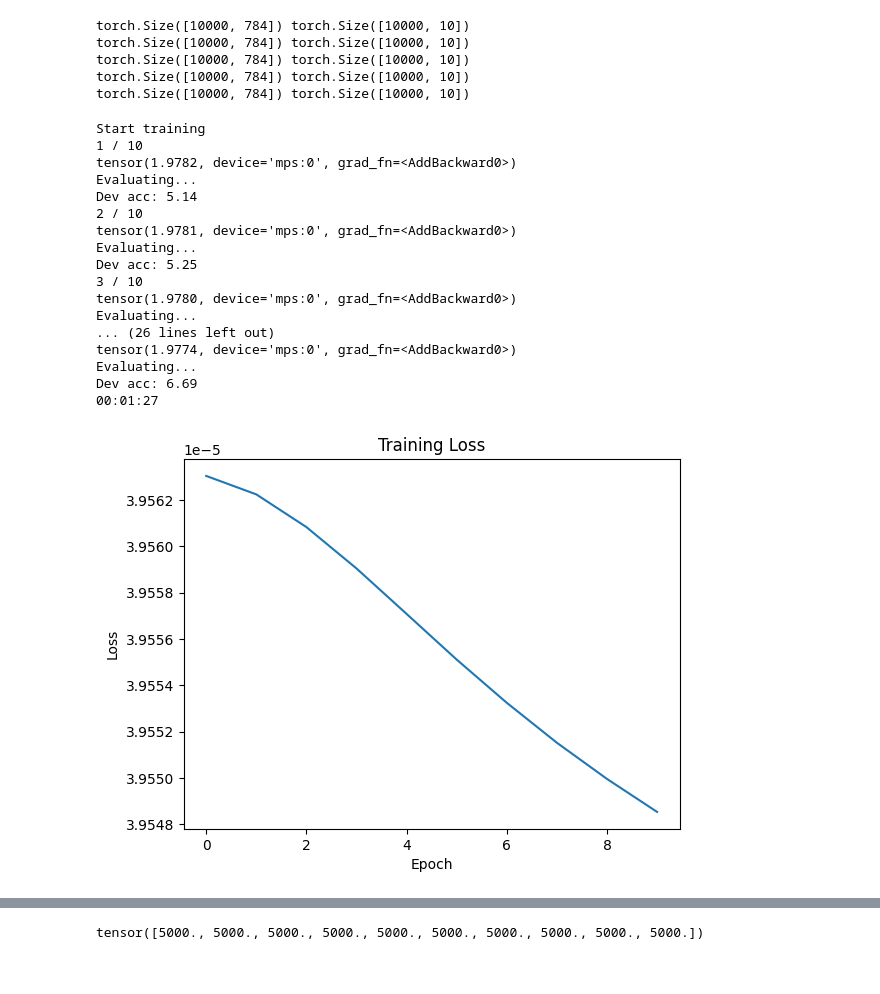
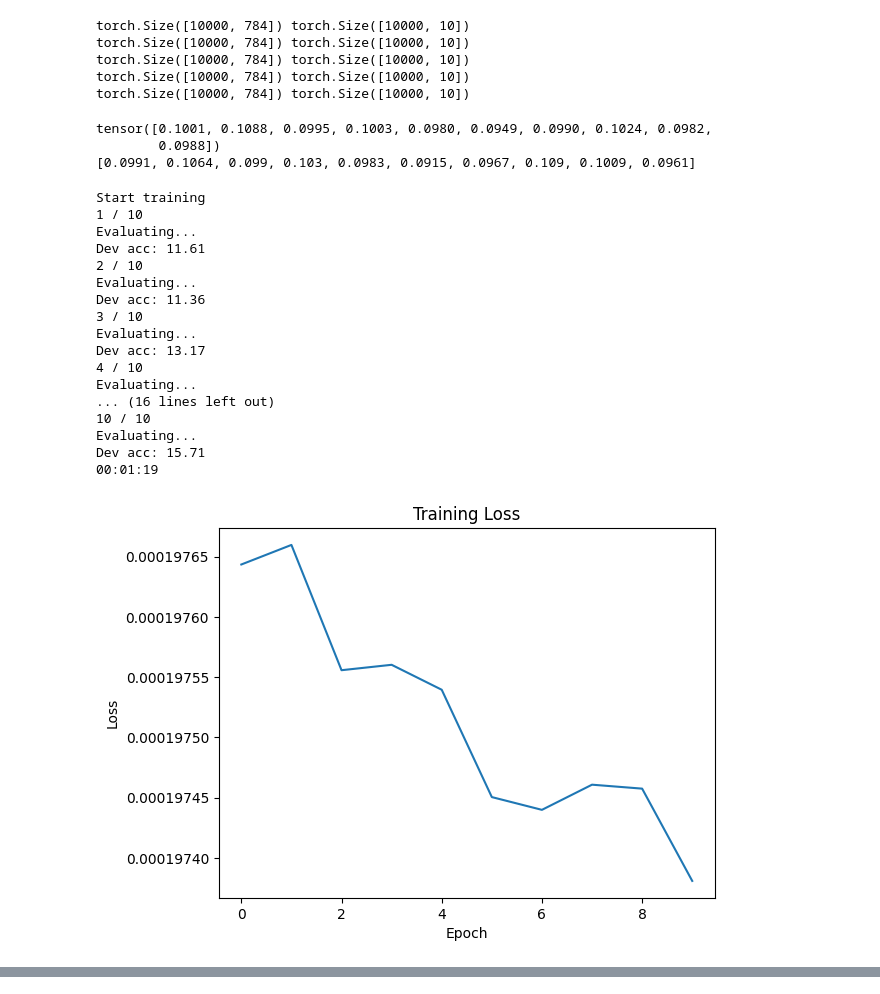
Before and after one commit to buthaya/ner-expected-entity-ratio, a Jupyter notebook: notebooks/mnist_partial_labeling.ipynb, the cells around one changed output, grey strips where cells are left out. Cells and saved outputs as stored; diff of their text form; code cells hidden in the pictures.

Commit message:
Add partial labeling with EER conditions in notebook

```diff
--- a/notebooks/mnist_partial_labeling.ipynb
+++ b/notebooks/mnist_partial_labeling.ipynb
@@ -488,5 +394,4 @@ tensor([[0, 0, 0, 0, 0, 0, 0, 0, 1, 0],
 # %%
-b=torch.tensor([0.1 for i in range(10)])
 def solve_via_bregman(W, mask, ratio, max_iter=10, eps=1):
     """
     1. Select elements of matrix to modify
@@ -507,9 +412,3 @@ def solve_via_bregman(W, mask, ratio, max_iter=10, eps=1):
         # Project on second constraint set (sum of lines = b on constrained elements)
         W = torch.log_softmax(W, dim=0) + torch.log(ratio)
     return W.exp()
-
-log_sum_exp_Z = solve_via_bregman(preds, tensor_labels, b*len(train_data))
-
-print((log_sum_exp_Z))
-print("Sum on col for constrained classes (log_sum_exp_Z.sum(dim=1)) :\n", log_sum_exp_Z.sum(dim=1))
-print("Sum on rows (log_sum_exp_Z.sum(dim=0)) :\n", log_sum_exp_Z.sum(dim=0))
@@ -773,18 +668,38 @@ torch.Size([10000, 784]) torch.Size([10000, 10])
 torch.Size([10000, 784]) torch.Size([10000, 10])
 torch.Size([10000, 784]) torch.Size([10000, 10])
 torch.Size([10000, 784]) torch.Size([10000, 10])
+# %%
+# Check ratio of labels
+def check_ratio(data):
+    labels = [data['output_value'] for data in data]
+    labels = [l if isinstance(l, list) else [l] for l in labels]
+    labels = [item for sublist in labels for item in sublist]
+    label_list = np.unique(labels)
+    ratio = [labels.count(label) for label in label_list]
+    ratio = [r/len(labels) for r in ratio]
+    return ratio
+
+print(torch.tensor(check_ratio(train_data)))
+print(check_ratio(dev_data))
+# %% [output]
+tensor([0.1001, 0.1088, 0.0995, 0.1003, 0.0980, 0.0949, 0.0990, 0.1024, 0.0982,
+        0.0988])
+[0.0991, 0.1064, 0.099, 0.103, 0.0983, 0.0915, 0.0967, 0.109, 0.1009, 0.0961]
 # %%
 # hyper-parameters
-batch_size = 50000
+train_batch_size = 10000
+dev_batch_size = 10000
 n_epochs = 10
-ratio = torch.tensor([0.1 for _ in range(10)])  # Replace with your actual ratio
+ratio_train = torch.tensor(check_ratio(train_data))
+ratio_dev = torch.tensor(check_ratio(dev_data))
 
 # DataLoader & Sampler
-train_sampler = CustomSampler(Y_train.copy(), ratio, batch_size)
-dev_sampler = CustomSampler(Y_dev.copy(), ratio, batch_size)
+train_sampler = CustomSampler(Y_train.copy(), ratio_train, batch_size)
+dev_sampler = CustomSampler(Y_dev.copy(), ratio_dev, dev_batch_size)
 
-train_dataloader = DataLoader(MNISTDataset([data['input_tensor'] for data in train_data], Y_train), batch_size=batch_size, sampler=train_sampler, collate_fn=collate_fn)
-dev_dataloader = DataLoader(MNISTDataset([data['input_tensor'] for data in dev_data], Y_dev), batch_size=10000, sampler=dev_sampler,  collate_fn=collate_fn)
+train_dataloader = DataLoader(MNISTDataset([data['input_tensor'] for data in train_data], Y_train), batch_size=train_batch_size, sampler=train_sampler, collate_fn=collate_fn)
+dev_dataloader = DataLoader(MNISTDataset([data['input_tensor'] for data in dev_data], Y_dev), batch_size=dev_batch_size, sampler=dev_sampler,  collate_fn=collate_fn)
+
 # Build the network
 network = MLPClassifier(784, 200, 10)
 network.to(device)
@@ -798,10 +713,6 @@ start = time.time()
 
 print('Start training')
 for epoch in range(n_epochs):
-    train_sampler = CustomSampler(Y_train.copy(), ratio, batch_size)
-    dev_sampler = CustomSampler(Y_dev.copy(), ratio, 10000)
-    train_dataloader = DataLoader(MNISTDataset([data['input_tensor'] for data in train_data], Y_train), batch_size=batch_size, sampler=train_sampler, collate_fn=collate_fn)
-    dev_dataloader = DataLoader(MNISTDataset([data['input_tensor'] for data in dev_data], Y_dev), batch_size=10000, sampler=dev_sampler,  collate_fn=collate_fn)
     print("%i / %i" % (epoch+1, n_epochs))
 
     network.train()
@@ -816,7 +727,6 @@ for epoch in range(n_epochs):
 
         # Modified loss to take into account partial labeling
         loss = nll_loss_eer(F.softmax(logits, dim=1), labels, ratio)
-        print(loss)
 
         loss.backward()
 
@@ -840,40 +750,40 @@ for epoch in range(n_epochs):
 
             n_correct += count_correct_preds(F.one_hot(prediction, num_classes=10), labels)
 
     dev_acc = 100 * n_correct / len(dev_data)
     dev_accs.append(dev_acc)
     print("Dev acc: %.2f" % dev_acc)
 
 print(time.strftime("%H:%M:%S", time.gmtime(time.time()-start)))
 
 # Plot the training loss and dev accuracy
 plt.plot(train_losses)
 plt.title('Training Loss')
 plt.xlabel('Epoch')
 plt.ylabel('Loss')
 plt.show()
 
 plt.plot(dev_accs)
 plt.title('Dev Accuracy')
 plt.xlabel('Epoch')
 plt.ylabel('Accuracy')
 plt.show()
 # %% [output]
 Start training
 1 / 10
-tensor(1.9782, device='mps:0', grad_fn=<AddBackward0>)
 Evaluating...
-Dev acc: 5.14
+Dev acc: 11.61
 2 / 10
-tensor(1.9781, device='mps:0', grad_fn=<AddBackward0>)
 Evaluating...
-Dev acc: 5.25
+Dev acc: 11.36
 3 / 10
-tensor(1.9780, device='mps:0', grad_fn=<AddBackward0>)
 Evaluating...
-... (26 lines left out)
-tensor(1.9774, device='mps:0', grad_fn=<AddBackward0>)
+Dev acc: 13.17
+4 / 10
 Evaluating...
-Dev acc: 6.69
-00:01:27
+... (16 lines left out)
+10 / 10
+Evaluating...
+Dev acc: 15.71
+00:01:19
-[figure, old version]
+[figure, new version]
@@ -881,4 +790,0 @@ Dev acc: 6.69
-# %%
-ratio
-# %% [output]
-tensor([5000., 5000., 5000., 5000., 5000., 5000., 5000., 5000., 5000., 5000.])
```
Also changed, not shown: parts of 18 cells of this notebook.
